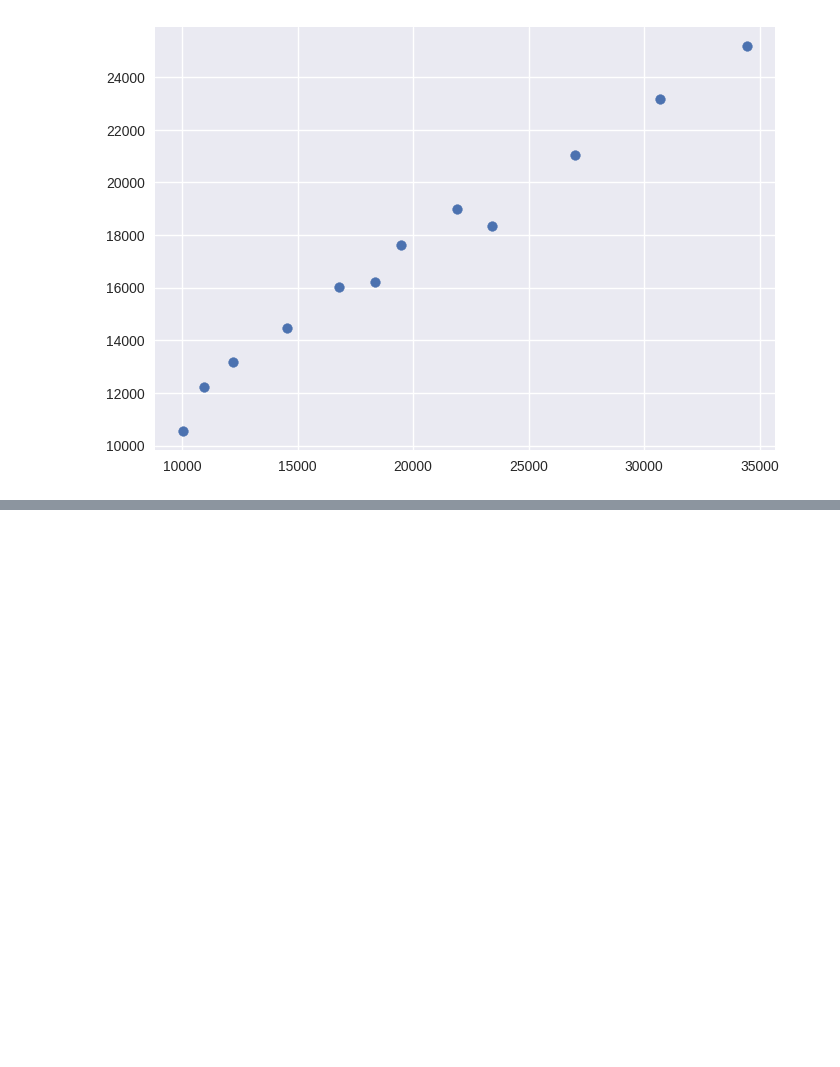
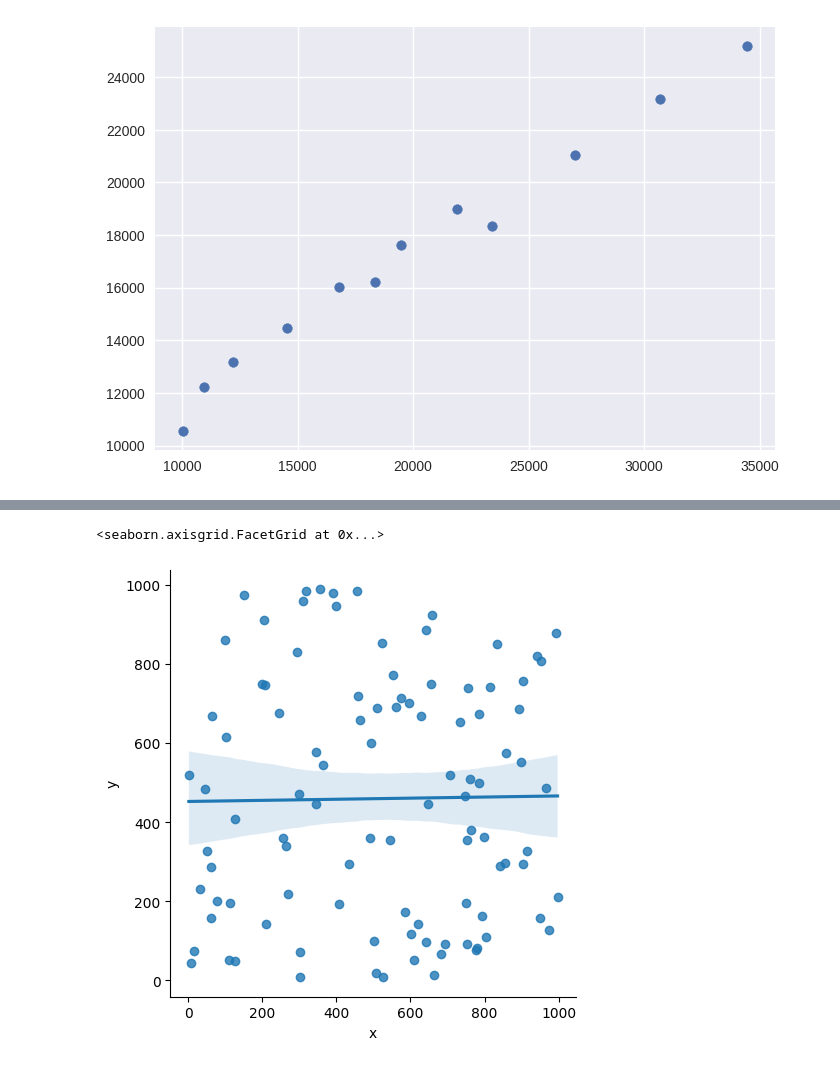
Before and after one commit to gausec/practcomp2022, a Jupyter notebook: PracComp2022.ipynb, the cells around one changed output, grey strips where cells are left out. Cells and saved outputs as stored; diff of their text form; code cells hidden in the pictures; blank space fills up the shorter version.

```diff
--- a/PracComp2022.ipynb
+++ b/PracComp2022.ipynb
@@ -552,0 +631,6 @@ plt.scatter(gdp_australia, gdp_nz)
+# %%
+#linear model plot
+sns.lmplot("x","y", data=rand_df)
+# %% [output]
+<seaborn.axisgrid.FacetGrid at 0x...>
+[figure, added]
```
Also changed, not shown: parts of 62 cells of this notebook.
